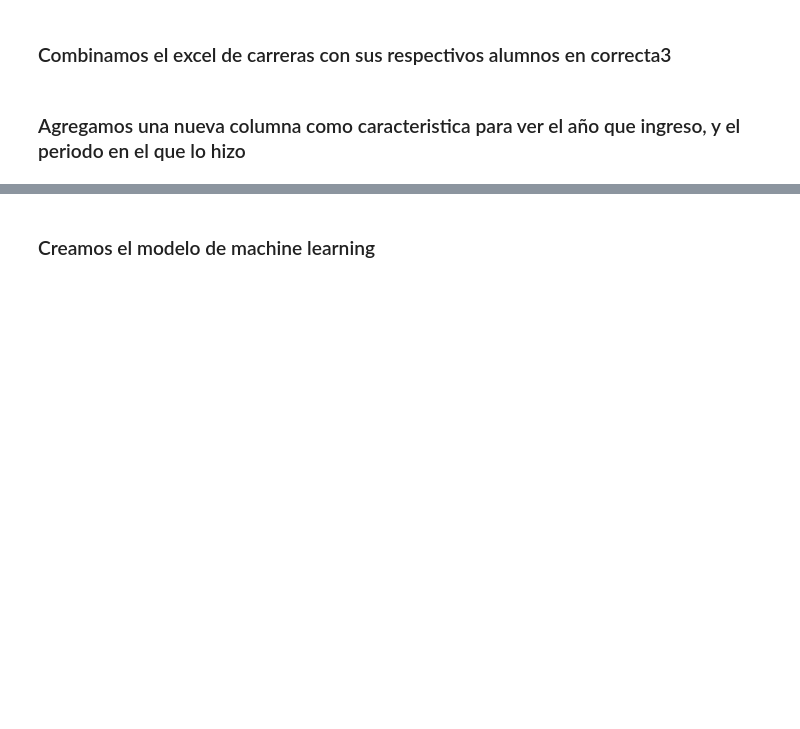
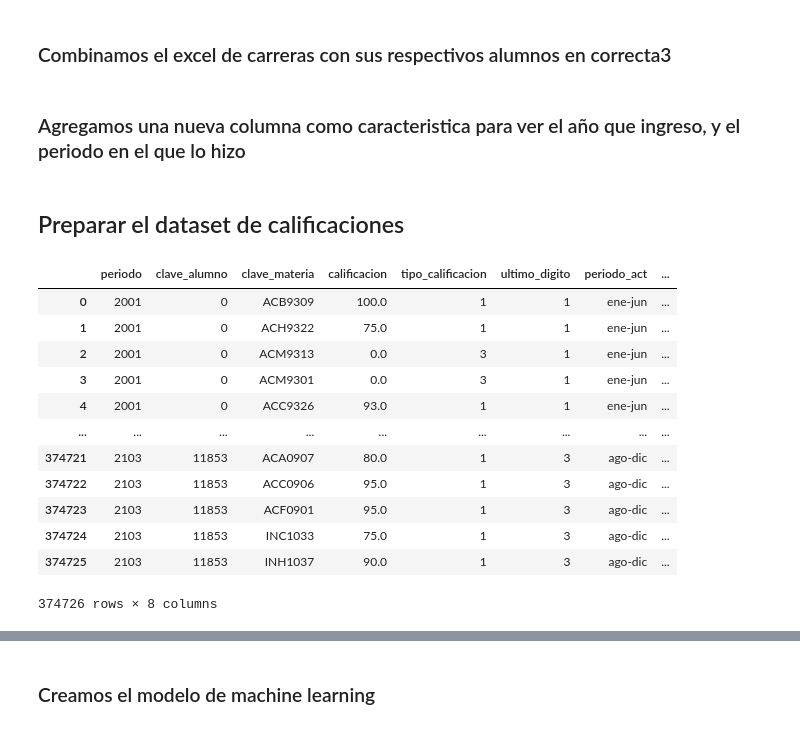
Before and after one commit to KingSplatt/Data-Analysis, a Jupyter notebook: data-analysis.ipynb, the cells around one changed output, grey strips where cells are left out. Cells and saved outputs as stored; diff of their text form; code cells hidden in the pictures; blank space fills up the shorter version.

```diff
--- a/data-analysis.ipynb
+++ b/data-analysis.ipynb
@@ -320,3 +320,31 @@ nuevo['anio_ingreso'] = nuevo['anio_ingreso'].astype(int)
 nuevo['riesgo_bajo_rendimiento'] = 0
 
 #nuevo.to_csv('nuevo.csv',index=False)
+# %% [markdown]
+## Preparar el dataset de calificaciones
+# %%
+calificaciones
+periodos = {1: "ene-jun", 2: "verano", 3: "ago-dic"}
+calificaciones['ultimo_digito'] = calificaciones['periodo'] %10
+calificaciones['periodo_act'] = calificaciones['ultimo_digito'].map(periodos)
+
+calificaciones['anio_ingreso'] = calificaciones['periodo'].astype(str).str[1:3]
+calificaciones['anio_ingreso'] = '20' + calificaciones['anio_ingreso']
+
+calificaciones['anio_ingreso'] = calificaciones['anio_ingreso'].astype(int)
+
+calificaciones
+# %% [output]
+|  | periodo | clave_alumno | clave_materia | calificacion | tipo_calificacion | ultimo_digito | periodo_act | ... |
+| 0 | 2001 | 0 | ACB9309 | 100.0 | 1 | 1 | ene-jun | ... |
+| 1 | 2001 | 0 | ACH9322 | 75.0 | 1 | 1 | ene-jun | ... |
+| 2 | 2001 | 0 | ACM9313 | 0.0 | 3 | 1 | ene-jun | ... |
+| 3 | 2001 | 0 | ACM9301 | 0.0 | 3 | 1 | ene-jun | ... |
+| 4 | 2001 | 0 | ACC9326 | 93.0 | 1 | 1 | ene-jun | ... |
+| ... | ... | ... | ... | ... | ... | ... | ... | ... |
+| 374721 | 2103 | 11853 | ACA0907 | 80.0 | 1 | 3 | ago-dic | ... |
+| 374722 | 2103 | 11853 | ACC0906 | 95.0 | 1 | 3 | ago-dic | ... |
+| 374723 | 2103 | 11853 | ACF0901 | 95.0 | 1 | 3 | ago-dic | ... |
+| 374724 | 2103 | 11853 | INC1033 | 75.0 | 1 | 3 | ago-dic | ... |
+| 374725 | 2103 | 11853 | INH1037 | 90.0 | 1 | 3 | ago-dic | ... |
+374726 rows × 8 columns
```
Also changed, not shown: parts of 3 cells of this notebook.
